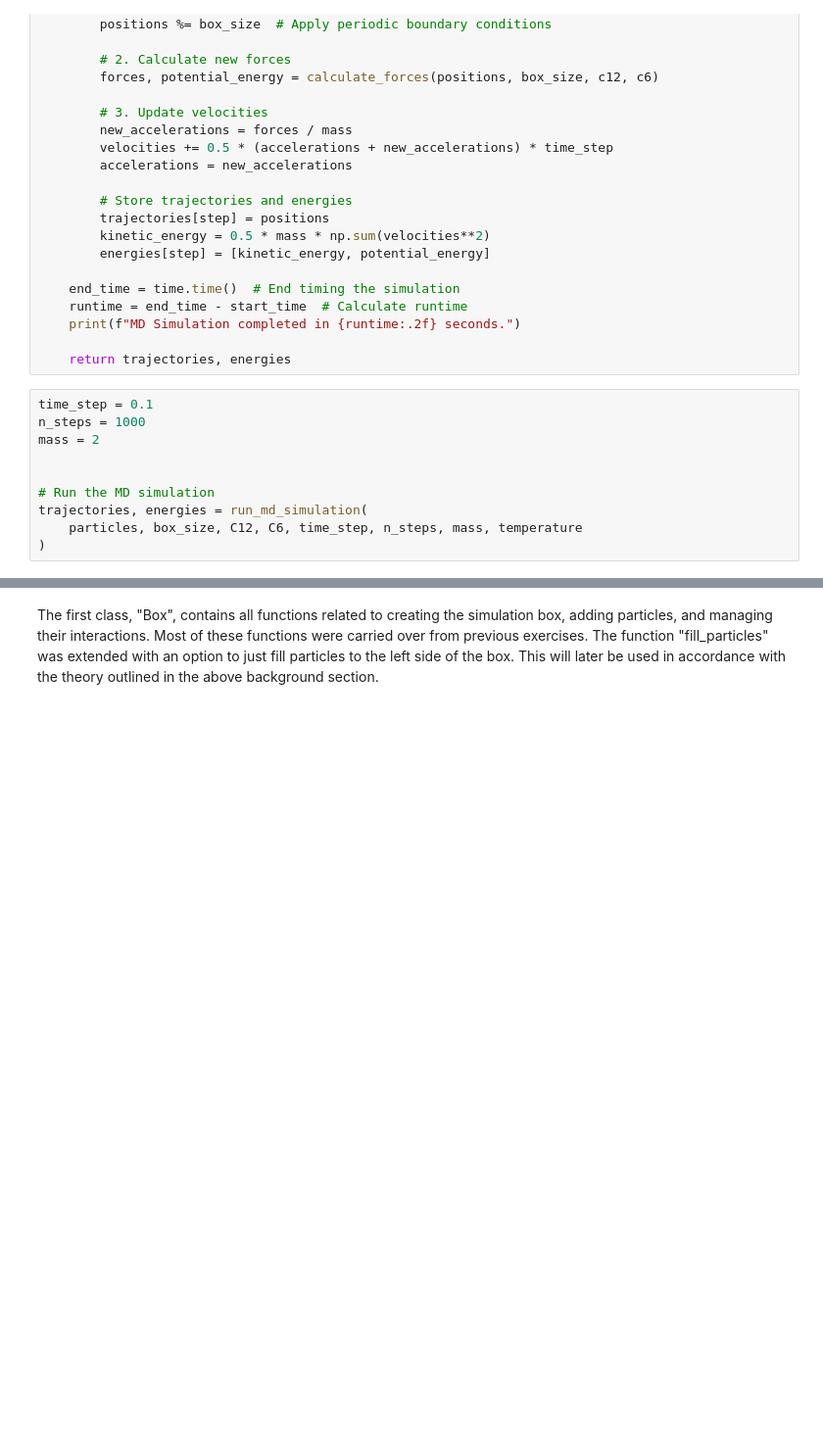
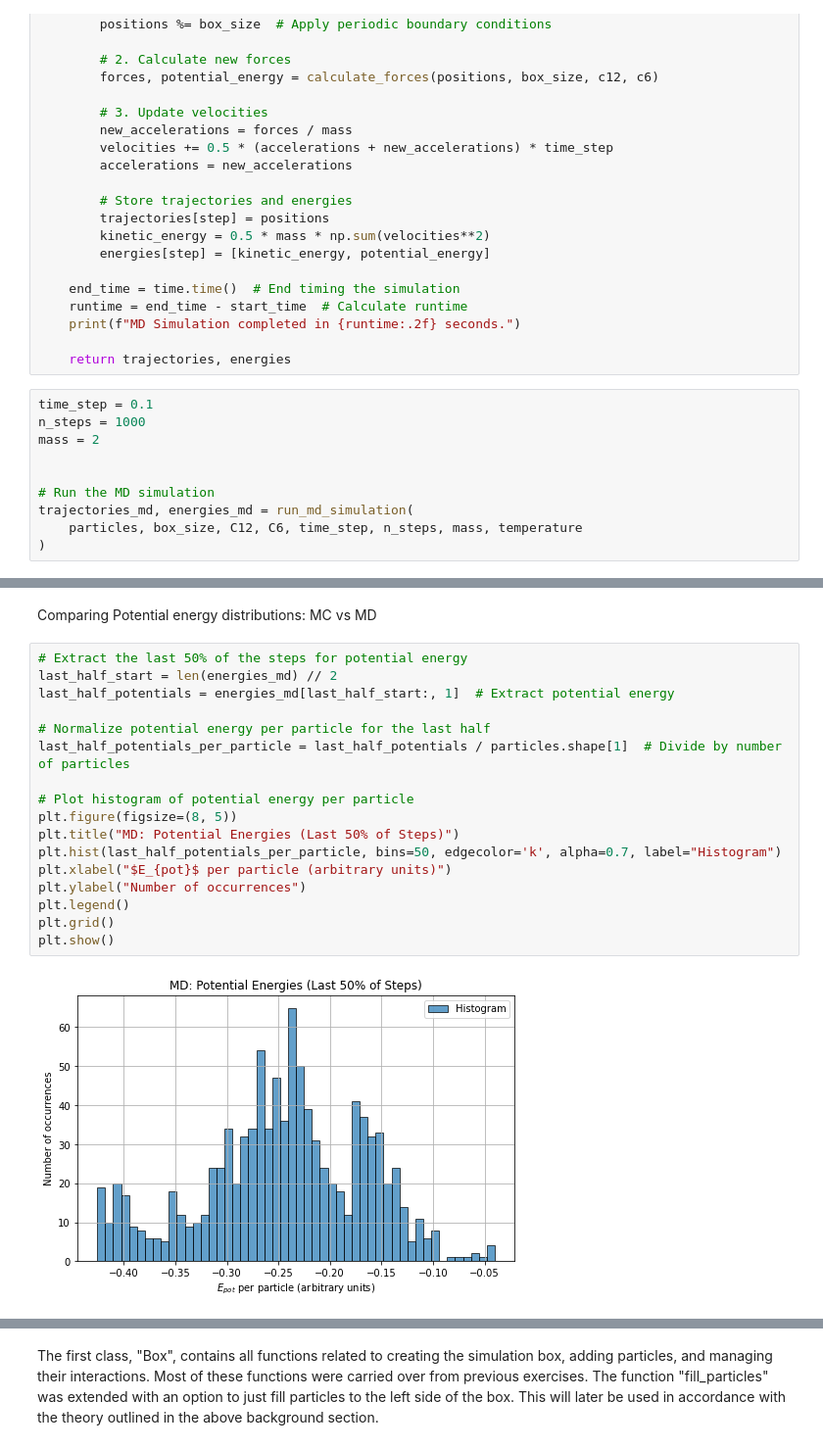
Before and after one commit to fsonak/VL_CCS, a Jupyter notebook: week_7.ipynb, the cells around one changed output, grey strips where cells are left out. Shown: that part at 98% size. Drawn from its saved outputs; the diff is of its cells as text; blank space fills up the shorter version.

```diff
--- a/week_7.ipynb
+++ b/week_7.ipynb
@@ -294,7 +294,7 @@ mass = 2
 
 
 # Run the MD simulation
-trajectories, energies = run_md_simulation(
+trajectories_md, energies_md = run_md_simulation(
     particles, box_size, C12, C6, time_step, n_steps, mass, temperature
 )
 # %% [output]
@@ -301,0 +442,21 @@ MD Simulation completed in 0.12 seconds.
+# %% [markdown]
+Comparing Potential energy distributions: MC vs MD
+# %%
+# Extract the last 50% of the steps for potential energy
+last_half_start = len(energies_md) // 2
+last_half_potentials = energies_md[last_half_start:, 1]  # Extract potential energy
+
+# Normalize potential energy per particle for the last half
+last_half_potentials_per_particle = last_half_potentials / particles.shape[1]  # Divide by number of particles
+
+# Plot histogram of potential energy per particle
+plt.figure(figsize=(8, 5))
+plt.title("MD: Potential Energies (Last 50% of Steps)")
+plt.hist(last_half_potentials_per_particle, bins=50, edgecolor='k', alpha=0.7, label="Histogram")
+plt.xlabel("$E_{pot}$ per particle (arbitrary units)")
+plt.ylabel("Number of occurrences")
+plt.legend()
+plt.grid()
+plt.show()
+# %% [output]
+[figure, added]
```
Also changed, not shown: parts of 8 cells of this notebook.
